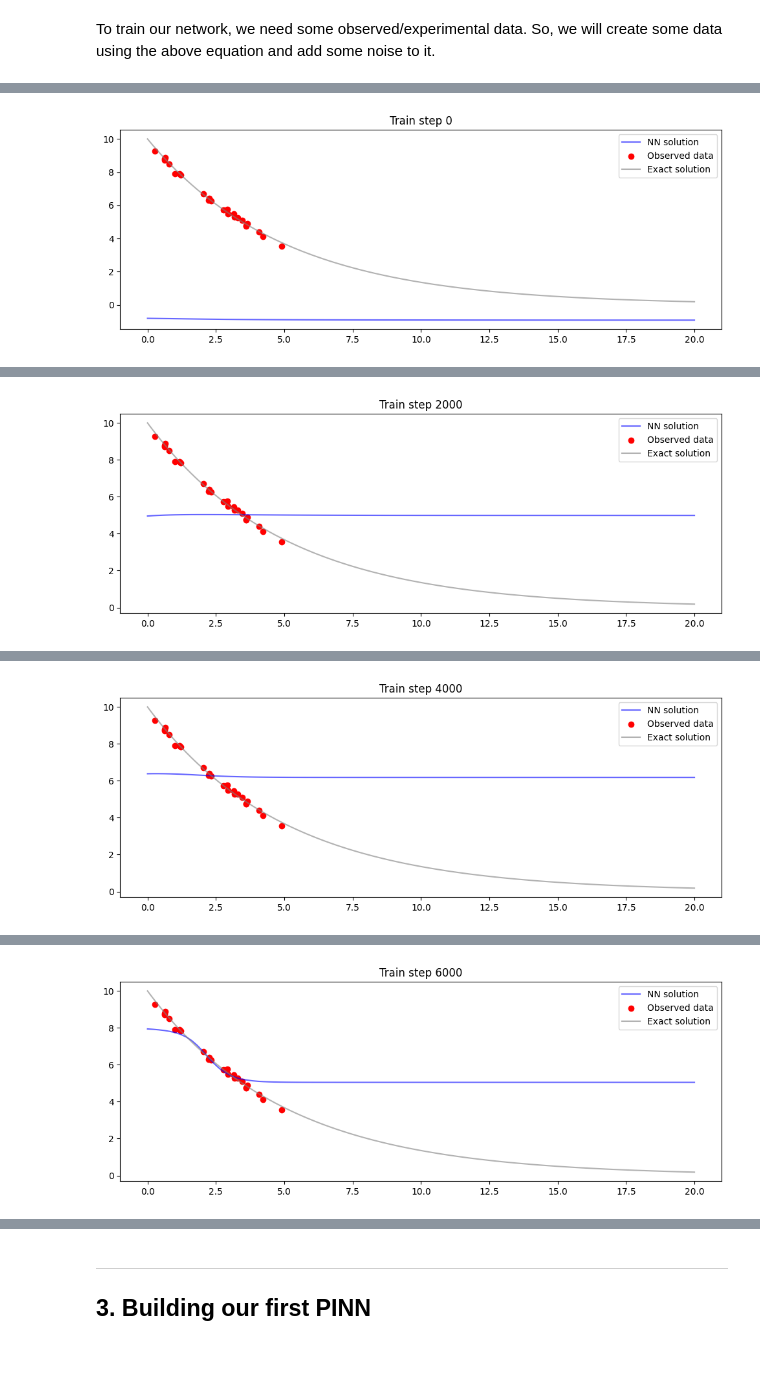
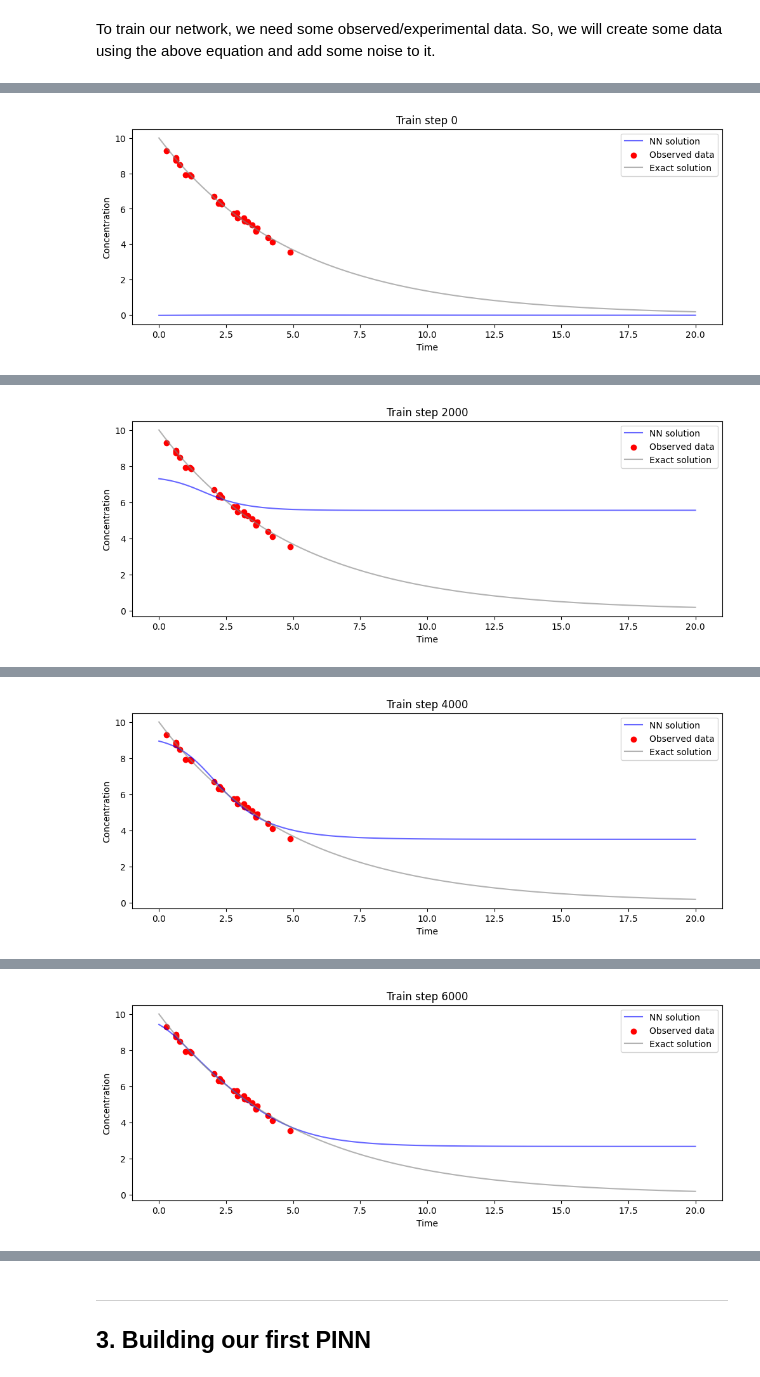
Before and after one commit to SamerHany/CHES307-Applications-of-Machine-Learning-in-Chemical-Engineering, a Jupyter notebook: Week 3/Tutorial 3 - Physics-informed neural networks.ipynb, the cells around one changed output, grey strips where cells are left out. Cells and saved outputs as stored; diff of their text form; code cells hidden in the pictures.

```diff
--- a/Week 3/Tutorial 3 - Physics-informed neural networks.ipynb
+++ b/Week 3/Tutorial 3 - Physics-informed neural networks.ipynb
@@ -123,8 +123,8 @@ To train our network, we need some observed/experimental data. So, we will creat
 torch.manual_seed(12)
 
 # model parameters
-c_0 = 10.0    # initial concentration
-k = 0.2     # reaction rate constant
+c_0 = 10.0      # initial concentration
+k = 0.2         # reaction rate constant
 
 # define the experimental range for the independent parameter
 x_obs = torch.rand(25).view(-1, 1) * 5
@@ -144,6 +144,8 @@ def plot_observed_data():
     plt.scatter(x_obs, y_obs, label='Observed data', color='red')
     plt.plot(x_test, y_exact, label='Exact solution', color='grey', alpha=0.6)
     plt.legend()
+    plt.xlabel('Time')
+    plt.ylabel('Concentration')
     plt.show()
 
 plot_observed_data()
@@ -160,21 +162,21 @@ class NN(nn.Module):
         # assign the activation function
         self.act_fn = act_fn
 
-        # create the input layer
-        self.input_layer = nn.Sequential(nn.Linear(n_input, n_hidden), act_fn)
+        # create the first hidden layer connected to the inputs
+        self.nn_start = nn.Sequential(nn.Linear(n_input, n_hidden), act_fn)
 
-        # create the hidden layers
-        self.hidden_layers = nn.Sequential(*[nn.Sequential(nn.Linear(n_hidden, n_hidden), act_fn) for _ in range(n_layers-1)])
+        # create the rest of the hidden layers
+        self.nn_hidden = nn.Sequential(*[nn.Sequential(nn.Linear(n_hidden, n_hidden), act_fn) for _ in range(n_layers-1)])
 
         # create the output layer
-        self.output_layer = nn.Linear(n_hidden, n_output)
+        self.nn_end = nn.Linear(n_hidden, n_output)
 
     # define the forward pass of the network
     def forward(self, x):
-        x = self.input_layer(x)
-        x = self.hidden_layers(x)
-        x = self.output_layer(x)
-        return x
+        x = self.nn_start(x)
+        x = self.nn_hidden(x)
+        y = self.nn_end(x)
+        return y
 
     # define the fit method
     def fit(self, X, y, n_epochs, lr=0.01):
@@ -184,17 +186,19 @@ class NN(nn.Module):
 
         # train the model
         for epoch in range(n_epochs+1):
-            # reset the gradients back to zero
+            # 1. reset the gradients back to zero
             optimizer.zero_grad()
 
-            # compute the output
+            # 2. compute the output prediction
             y_pred = self(X)
 
-            # compute the loss
+            # 3. compute the loss
             loss = loss_fn(y_pred, y)
 
-            # backpropagate the loss and update the weights
+            # 4. backpropagate the loss
             loss.backward()
+
+            # 5. update the weights
             optimizer.step()
 
             # plot the result as training progresses
@@ -204,12 +208,14 @@ class NN(nn.Module):
                 plt.title(f'Train step {epoch}')
                 plt.plot(x_test[:,0], y_pred[:,0], label='NN solution', color='blue', alpha=0.6)
                 plot_observed_data()
+                # print the loss
+                print(f'Epoch {epoch}, Loss {loss.item()}')
 
 
 # create a neural network instance
-model_nn = NN(1, 1, 3, 2)
+model_nn = NN(1, 1, 10, 2)
 
 # train the NN
 model_nn.fit(x_obs, y_obs, 10000, lr=0.001)
 # %% [output]
-[figure, old version]
+[figure, new version]
@@ -216 +223 @@ model_nn.fit(x_obs, y_obs, 10000, lr=0.001)
-[figure, old version]
+[figure, new version]
@@ -217 +225 @@ model_nn.fit(x_obs, y_obs, 10000, lr=0.001)
-[figure, old version]
+[figure, new version]
@@ -218 +227 @@ model_nn.fit(x_obs, y_obs, 10000, lr=0.001)
-[figure, old version]
+[figure, new version]
```
Also changed, not shown: parts of 8 cells of this notebook.
